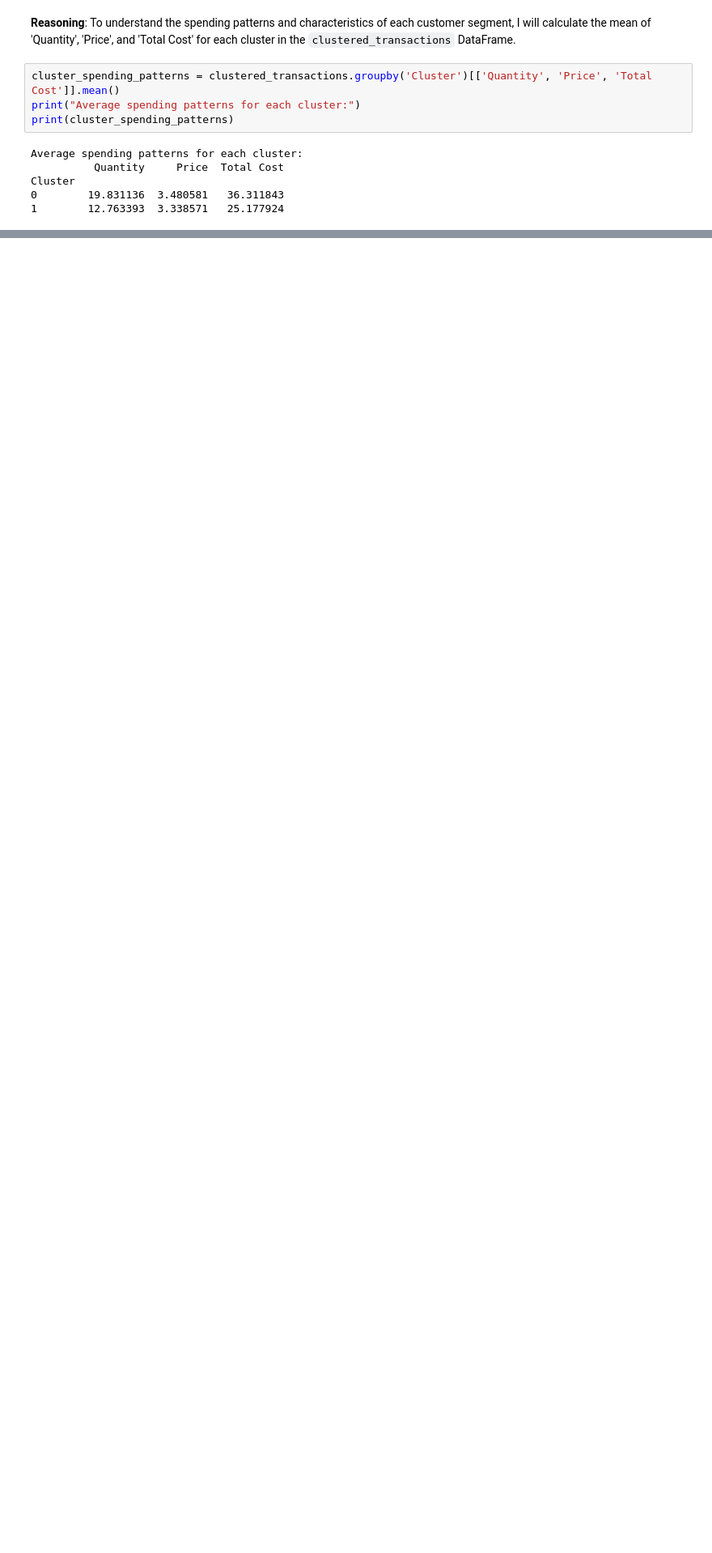
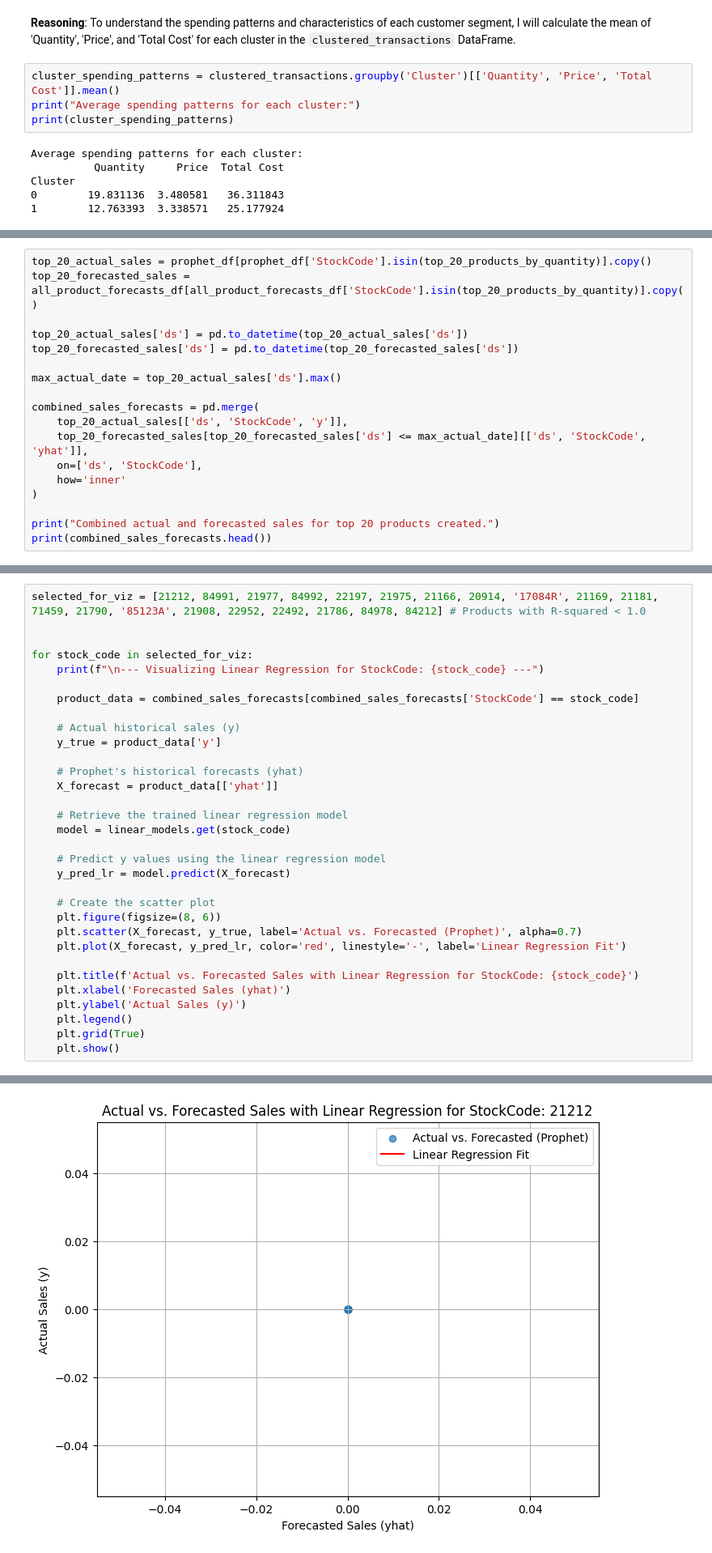
Before and after one commit to Ri-Dearg/ca2-market-retail, a Jupyter notebook: Prediction_model.ipynb, the cells around one changed output, grey strips where cells are left out. Shown at 81% size. Cells and saved outputs as stored; diff of their text form; blank space fills up the shorter version.

```diff
--- a/Prediction_model.ipynb
+++ b/Prediction_model.ipynb
@@ -824,0 +839,18 @@ Cluster
+# %%
+top_20_actual_sales = prophet_df[prophet_df['StockCode'].isin(top_20_products_by_quantity)].copy()
+top_20_forecasted_sales = all_product_forecasts_df[all_product_forecasts_df['StockCode'].isin(top_20_products_by_quantity)].copy()
+
+top_20_actual_sales['ds'] = pd.to_datetime(top_20_actual_sales['ds'])
+top_20_forecasted_sales['ds'] = pd.to_datetime(top_20_forecasted_sales['ds'])
+
+max_actual_date = top_20_actual_sales['ds'].max()
+
+combined_sales_forecasts = pd.merge(
+    top_20_actual_sales[['ds', 'StockCode', 'y']],
+    top_20_forecasted_sales[top_20_forecasted_sales['ds'] <= max_actual_date][['ds', 'StockCode', 'yhat']],
+    on=['ds', 'StockCode'],
+    how='inner'
+)
+
+print("Combined actual and forecasted sales for top 20 products created.")
+print(combined_sales_forecasts.head())
@@ -824,0 +951,33 @@ Cluster
+# %%
+selected_for_viz = [21212, 84991, 21977, 84992, 22197, 21975, 21166, 20914, '17084R', 21169, 21181, 71459, 21790, '85123A', 21908, 22952, 22492, 21786, 84978, 84212] # Products with R-squared < 1.0
+
+
+for stock_code in selected_for_viz:
+    print(f"\n--- Visualizing Linear Regression for StockCode: {stock_code} ---")
+
+    product_data = combined_sales_forecasts[combined_sales_forecasts['StockCode'] == stock_code]
+
+    # Actual historical sales (y)
+    y_true = product_data['y']
+
+    # Prophet's historical forecasts (yhat)
+    X_forecast = product_data[['yhat']]
+
+    # Retrieve the trained linear regression model
+    model = linear_models.get(stock_code)
+
+    # Predict y values using the linear regression model
+    y_pred_lr = model.predict(X_forecast)
+
+    # Create the scatter plot
+    plt.figure(figsize=(8, 6))
+    plt.scatter(X_forecast, y_true, label='Actual vs. Forecasted (Prophet)', alpha=0.7)
+    plt.plot(X_forecast, y_pred_lr, color='red', linestyle='-', label='Linear Regression Fit')
+
+    plt.title(f'Actual vs. Forecasted Sales with Linear Regression for StockCode: {stock_code}')
+    plt.xlabel('Forecasted Sales (yhat)')
+    plt.ylabel('Actual Sales (y)')
+    plt.legend()
+    plt.grid(True)
+    plt.show()
+# %% [output]
@@ -824,0 +985 @@ Cluster
+[figure, added]
```
Also changed, not shown: parts of 14 cells of this notebook.
